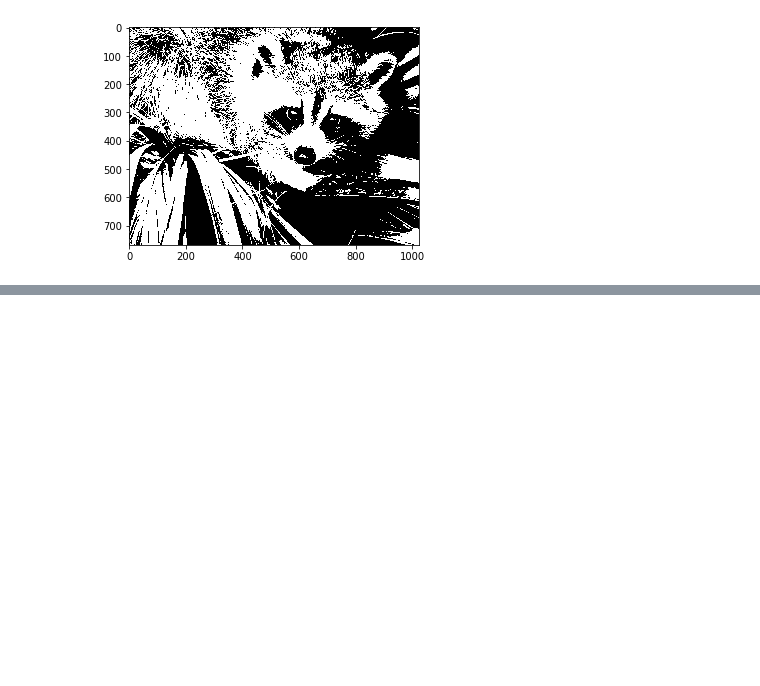
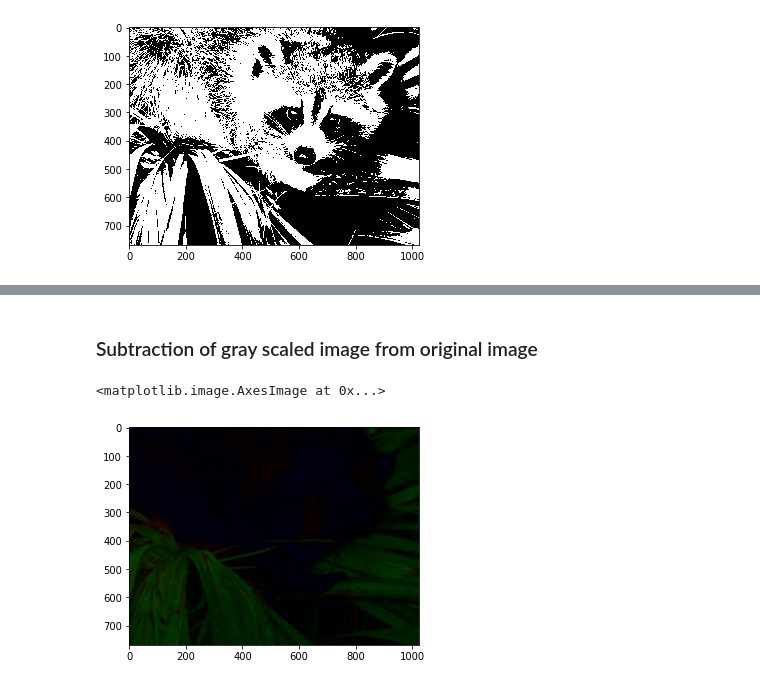
Before and after one commit to Zarphenus/RacoonFilters, a Jupyter notebook: racoon.ipynb, the cells around one changed output, grey strips where cells are left out. Cells and saved outputs as stored; diff of their text form; code cells hidden in the pictures; blank space fills up the shorter version.

```diff
--- a/racoon.ipynb
+++ b/racoon.ipynb
@@ -137,0 +184,8 @@ plt.imshow(binary)
+# %% [markdown]
+### Subtraction of gray scaled image from original image
+# %%
+subtImg = cv.subtract(original, grayScale)
+plt.imshow(subtImg)
+# %% [output]
+<matplotlib.image.AxesImage at 0x...>
+[figure, added]
```
Also changed, not shown: parts of 15 cells of this notebook, 1 other file.
